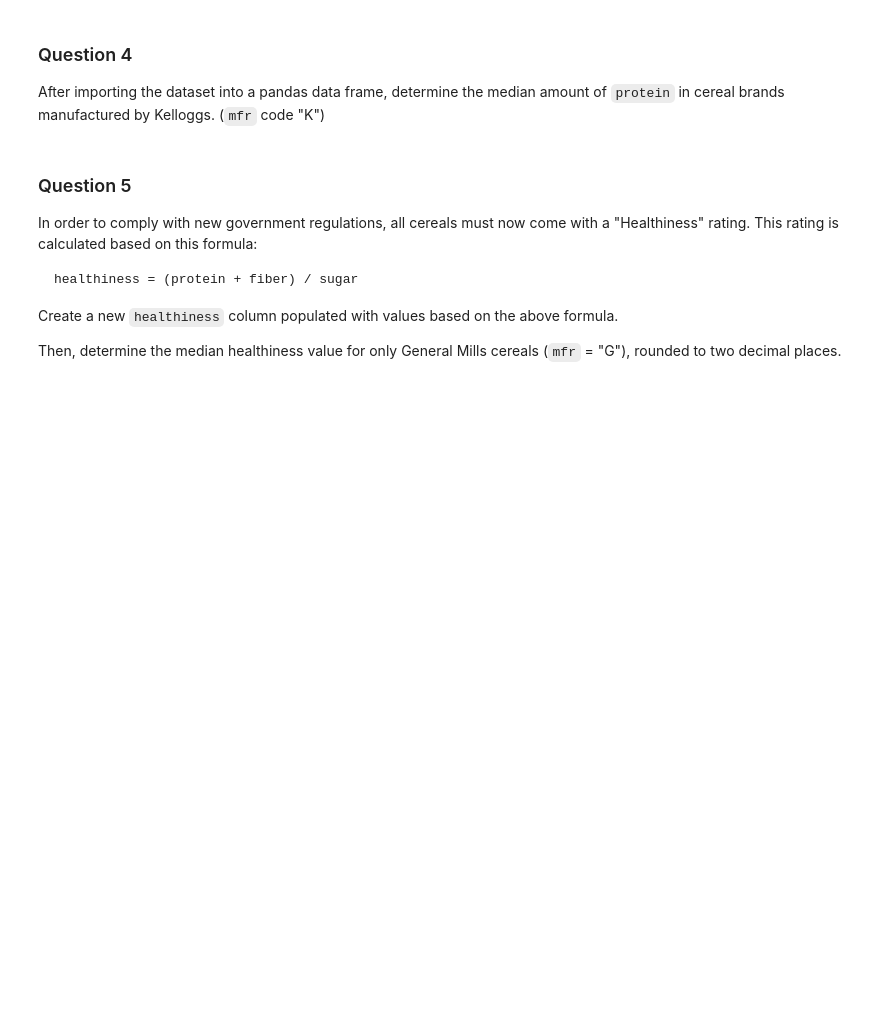
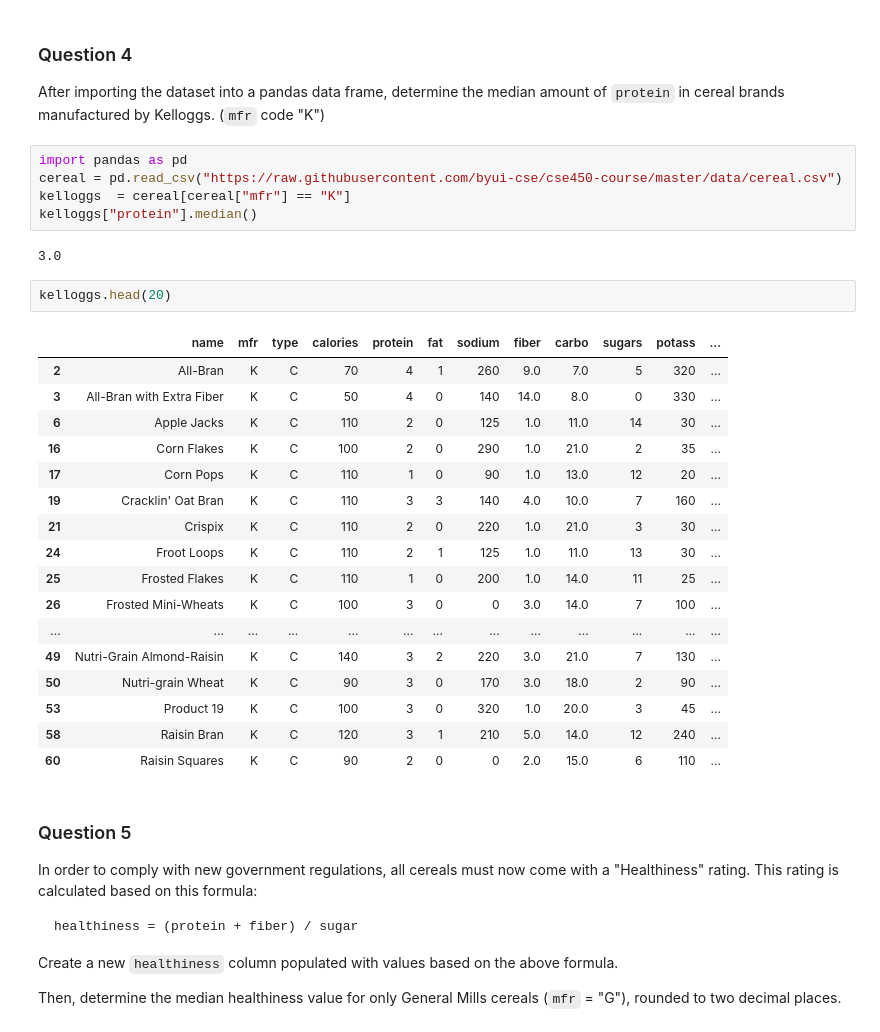
Before and after one commit to MarshallPotts/CSE450-Machine-Learning, a Jupyter notebook: notebooks/module01-assessment.ipynb, the cells around one changed output. Drawn from its saved outputs; the diff is of its cells as text; blank space fills up the shorter version.

```diff
--- a/notebooks/module01-assessment.ipynb
+++ b/notebooks/module01-assessment.ipynb
@@ -111,6 +111,33 @@ For the questions in this group, you'll work with the Cereal Dataset found at th
 # %% [markdown]
 ### Question 4
 After importing the dataset into a pandas data frame, determine the median amount of `protein` in cereal brands manufactured by Kelloggs. (`mfr` code "K")
+# %%
+import pandas as pd
+cereal = pd.read_csv("https://raw.githubusercontent.com/byui-cse/cse450-course/master/data/cereal.csv")
+kelloggs  = cereal[cereal["mfr"] == "K"]
+kelloggs["protein"].median()
+# %% [output]
+3.0
+# %%
+kelloggs.head(20)
+# %% [output]
+|  | name | mfr | type | calories | protein | fat | sodium | fiber | carbo | sugars | potass | ... |
+| 2 | All-Bran | K | C | 70 | 4 | 1 | 260 | 9.0 | 7.0 | 5 | 320 | ... |
+| 3 | All-Bran with Extra Fiber | K | C | 50 | 4 | 0 | 140 | 14.0 | 8.0 | 0 | 330 | ... |
+| 6 | Apple Jacks | K | C | 110 | 2 | 0 | 125 | 1.0 | 11.0 | 14 | 30 | ... |
+| 16 | Corn Flakes | K | C | 100 | 2 | 0 | 290 | 1.0 | 21.0 | 2 | 35 | ... |
+| 17 | Corn Pops | K | C | 110 | 1 | 0 | 90 | 1.0 | 13.0 | 12 | 20 | ... |
+| 19 | Cracklin' Oat Bran | K | C | 110 | 3 | 3 | 140 | 4.0 | 10.0 | 7 | 160 | ... |
+| 21 | Crispix | K | C | 110 | 2 | 0 | 220 | 1.0 | 21.0 | 3 | 30 | ... |
+| 24 | Froot Loops | K | C | 110 | 2 | 1 | 125 | 1.0 | 11.0 | 13 | 30 | ... |
+| 25 | Frosted Flakes | K | C | 110 | 1 | 0 | 200 | 1.0 | 14.0 | 11 | 25 | ... |
+| 26 | Frosted Mini-Wheats | K | C | 100 | 3 | 0 | 0 | 3.0 | 14.0 | 7 | 100 | ... |
+| ... | ... | ... | ... | ... | ... | ... | ... | ... | ... | ... | ... | ... |
+| 49 | Nutri-Grain Almond-Raisin | K | C | 140 | 3 | 2 | 220 | 3.0 | 21.0 | 7 | 130 | ... |
+| 50 | Nutri-grain Wheat | K | C | 90 | 3 | 0 | 170 | 3.0 | 18.0 | 2 | 90 | ... |
+| 53 | Product 19 | K | C | 100 | 3 | 0 | 320 | 1.0 | 20.0 | 3 | 45 | ... |
+| 58 | Raisin Bran | K | C | 120 | 3 | 1 | 210 | 5.0 | 14.0 | 12 | 240 | ... |
+| 60 | Raisin Squares | K | C | 90 | 2 | 0 | 0 | 2.0 | 15.0 | 6 | 110 | ... |
 # %% [markdown]
 ### Question 5
 In order to comply with new government regulations, all cereals must now come with a "Healthiness" rating. This rating is calculated based on this formula:
```
Also changed, not shown: parts of 3 cells of this notebook.
